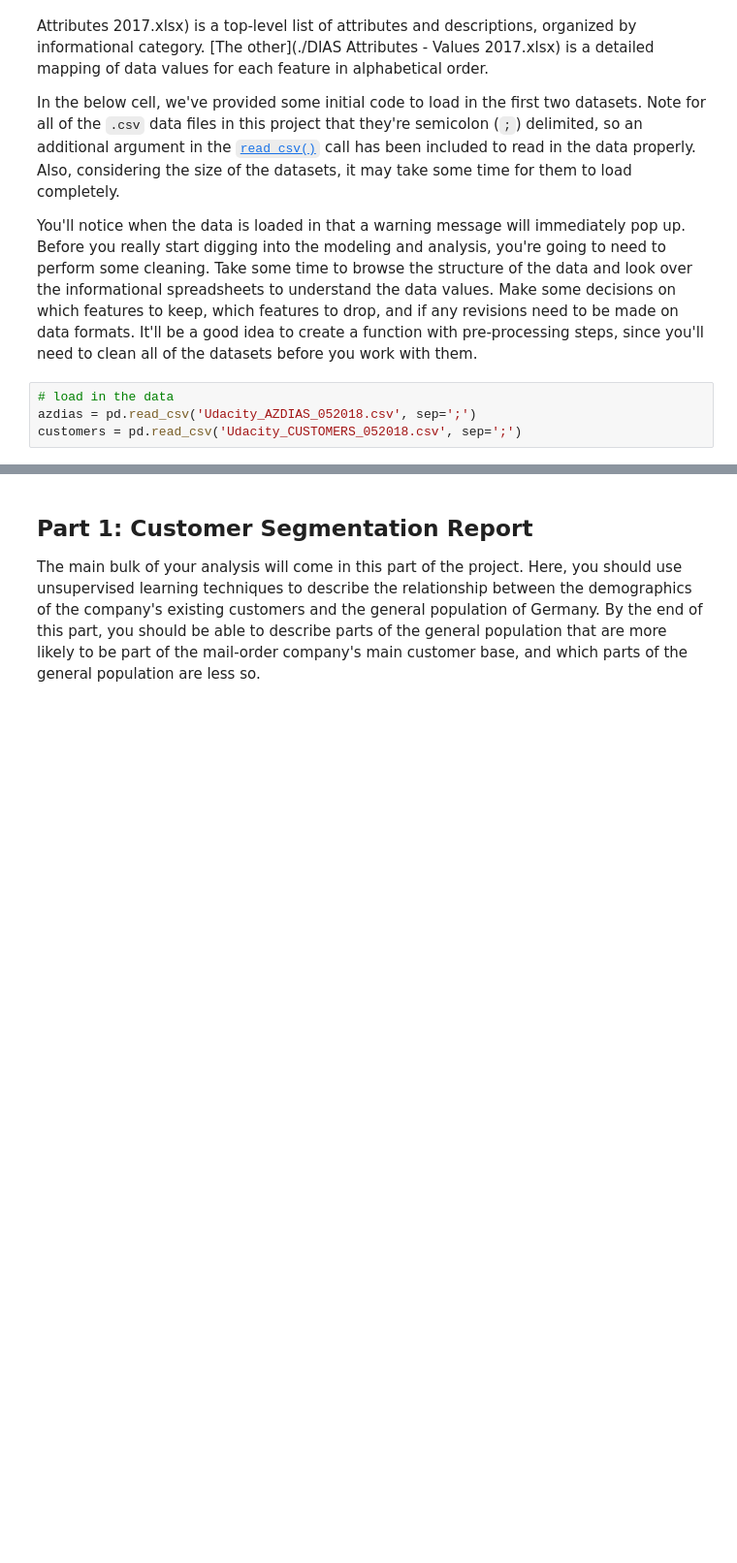
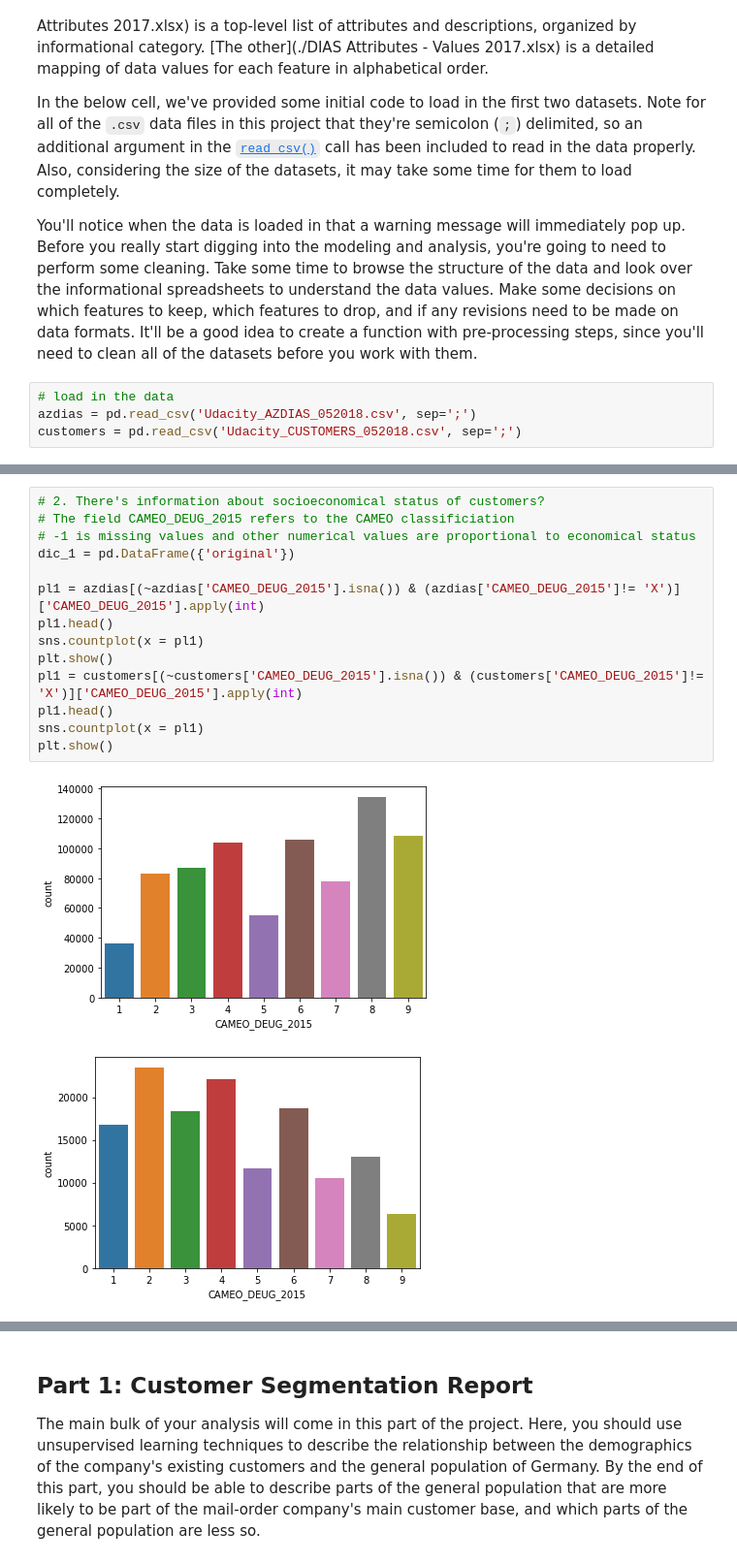
Before and after one commit to JoseAlexanderCL/CapstoneUD, a Jupyter notebook: Arvato Project Workbook.ipynb, the cells around one changed output, grey strips where cells are left out. Shown at 97% size. Saved outputs shown, nothing was run; the diff lists cells and outputs as text; blank space fills up the shorter version.

```diff
--- a/Arvato Project Workbook.ipynb
+++ b/Arvato Project Workbook.ipynb
@@ -94,0 +92,17 @@ def replacemv(df):
+# %%
+# 2. There's information about socioeconomical status of customers?
+# The field CAMEO_DEUG_2015 refers to the CAMEO classificiation
+# -1 is missing values and other numerical values are proportional to economical status
+dic_1 = pd.DataFrame({'original'})
+
+pl1 = azdias[(~azdias['CAMEO_DEUG_2015'].isna()) & (azdias['CAMEO_DEUG_2015']!= 'X')]['CAMEO_DEUG_2015'].apply(int)
+pl1.head()
+sns.countplot(x = pl1)
+plt.show()
+pl1 = customers[(~customers['CAMEO_DEUG_2015'].isna()) & (customers['CAMEO_DEUG_2015']!= 'X')]['CAMEO_DEUG_2015'].apply(int)
+pl1.head()
+sns.countplot(x = pl1)
+plt.show()
+# %% [output]
+[figure, added]
+[figure, added]
```
Also changed, not shown: parts of 128 cells of this notebook, 28 other files.
